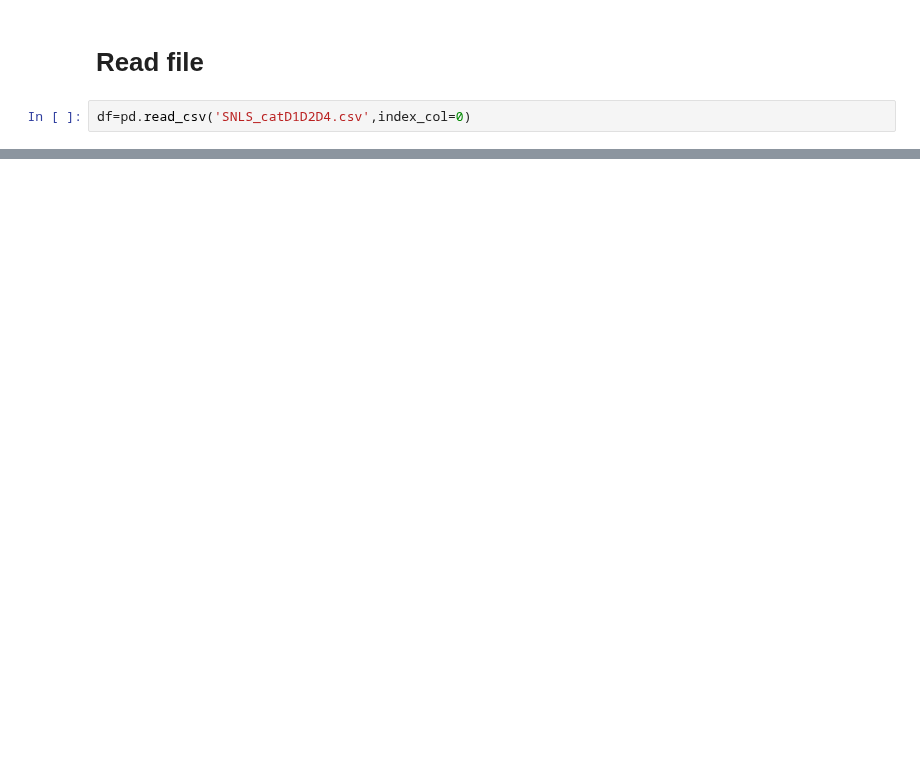
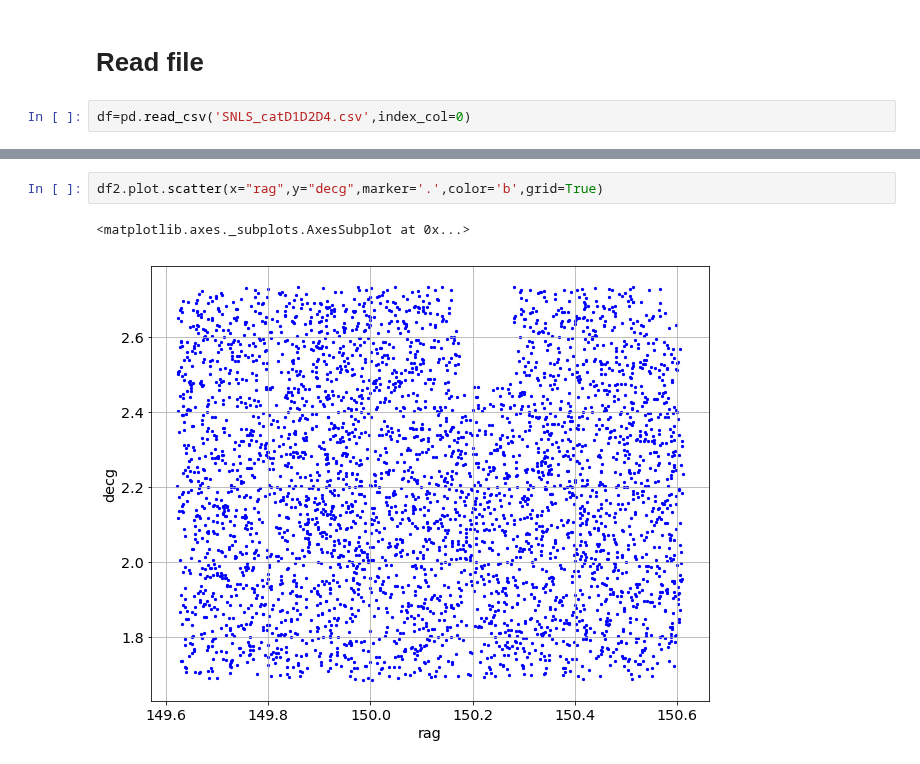
Before and after one commit to sylvielsstfr/PC5AtmStudies, a Jupyter notebook: SNLS/PlotSNLSSky.ipynb, the cells around one changed output, grey strips where cells are left out. Cells and saved outputs as stored; diff of their text form; blank space fills up the shorter version.

```diff
--- a/SNLS/PlotSNLSSky.ipynb
+++ b/SNLS/PlotSNLSSky.ipynb
@@ -61,0 +98,5 @@ plt.show()
+# %%
+df2.plot.scatter(x="rag",y="decg",marker='.',color='b',grid=True)
+# %% [output]
+<matplotlib.axes._subplots.AxesSubplot at 0x...>
+[figure, added]
```
Also changed, not shown: parts of 14 cells of this notebook, 3 other files.
